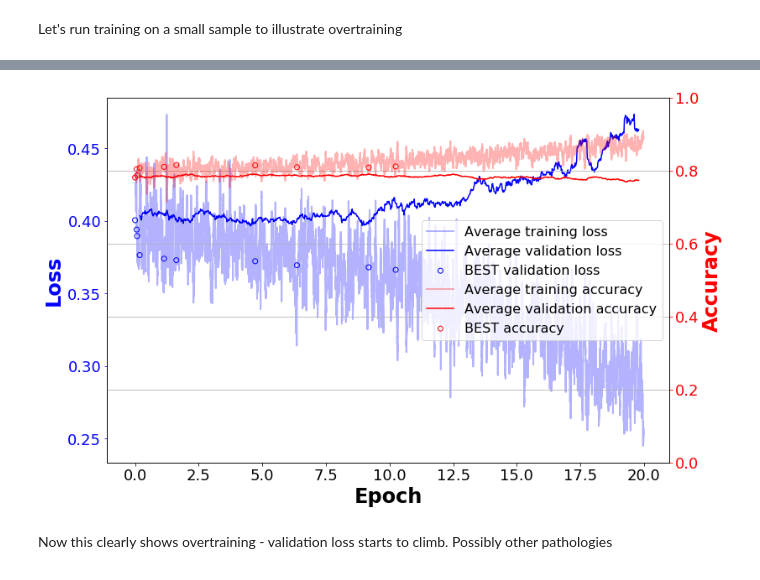
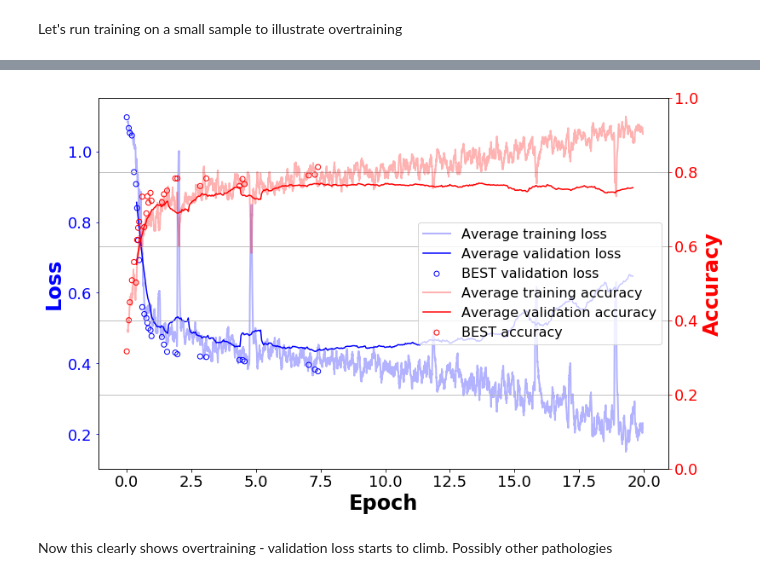
Before and after one commit to wfedorko/TRISEP_ML_tutorial, a Jupyter notebook: notebooks/Training diagnostics and performance metrics.ipynb, the cells around one changed output, grey strips where cells are left out. Cells and saved outputs as stored; diff of their text form; code cells hidden in the pictures.

```diff
--- a/notebooks/Training diagnostics and performance metrics.ipynb
+++ b/notebooks/Training diagnostics and performance metrics.ipynb
@@ -93,8 +93,8 @@ Saved checkpoint as: ../model_state_dumps/20190730_084731/SimpleCNN.pth
 # %%
-loc="../model_state_dumps/20190730_083439"
+loc="../model_state_dumps/20190731_203503"
 plot_utils.disp_learn_hist_smoothed(loc,window_train=20,window_val=20)
 # %% [output]
-[figure, old version]
+[figure, new version]
 # %% [markdown]
 Now this clearly shows overtraining - validation loss starts to climb. Possibly other pathologies
 # %% [markdown]
```
Also changed, not shown: parts of 14 cells of this notebook.
